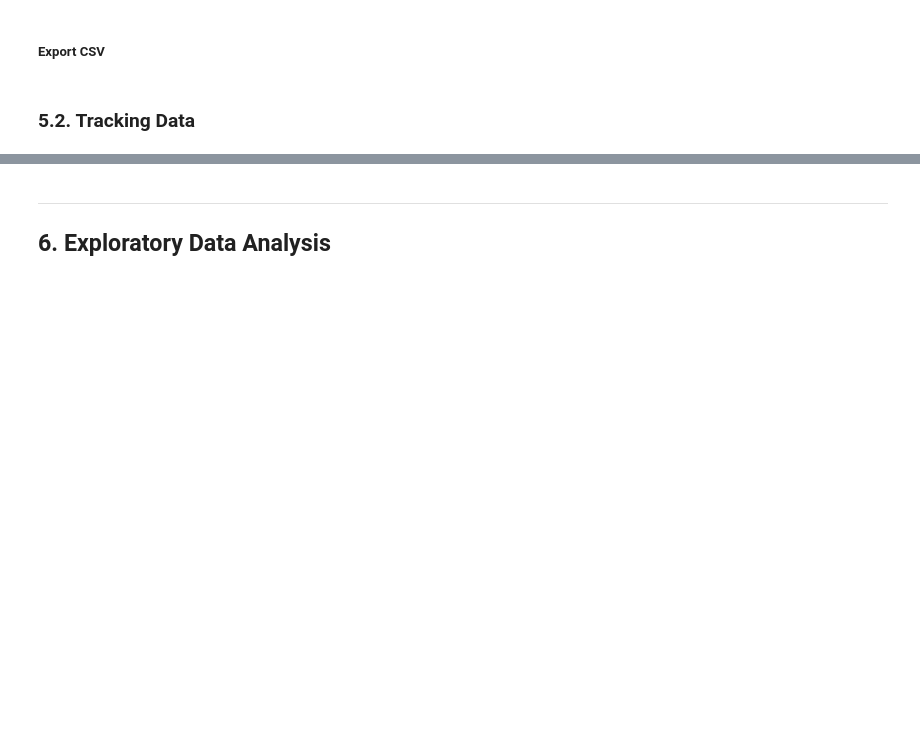
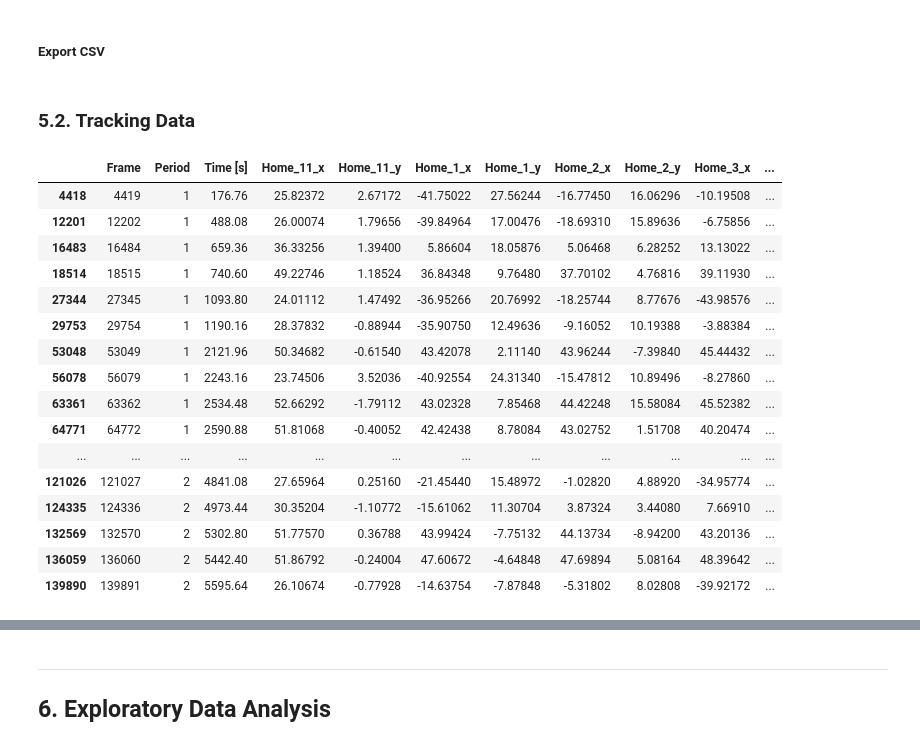
Before and after one commit to robbiejdunne/cfg_submission, a Jupyter notebook: notebooks/metrica-sports/Metrica Sports.ipynb, the cells around one changed output, grey strips where cells are left out. Drawn from its saved outputs; the diff is of its cells as text; code cells hidden in the pictures; blank space fills up the shorter version.

```diff
--- a/notebooks/metrica-sports/Metrica Sports.ipynb
+++ b/notebooks/metrica-sports/Metrica Sports.ipynb
@@ -970,3 +1069,29 @@ From the DataFrames, We can see the goals were scored in the following indexes:
 df_shots.to_csv(os.path.join(data_dir_metrica, 'raw', 'game_2_shots.csv'), index=None, header=True)
 # %% [markdown]
 ### <a id='#section5.2'>5.2. Tracking Data</a>
+# %%
+# Convert list of frames of shots in the Events data into a list
+lst_shot_frames = df_shots['Start Frame'].unique().tolist()
+# %%
+# Filter Home Tracking dataset for only the frames where shots taken place, using the list of frames derived from Event data
+df_tracking_home_shots = df_tracking_home.reset_index()
+df_tracking_home_shots = df_tracking_home_shots[df_tracking_home_shots['Frame'].isin(lst_shot_frames)]
+df_tracking_home_shots
+# %% [output]
+|  | Frame | Period | Time [s] | Home_11_x | Home_11_y | Home_1_x | Home_1_y | Home_2_x | Home_2_y | Home_3_x | ... |
+| 4418 | 4419 | 1 | 176.76 | 25.82372 | 2.67172 | -41.75022 | 27.56244 | -16.77450 | 16.06296 | -10.19508 | ... |
+| 12201 | 12202 | 1 | 488.08 | 26.00074 | 1.79656 | -39.84964 | 17.00476 | -18.69310 | 15.89636 | -6.75856 | ... |
+| 16483 | 16484 | 1 | 659.36 | 36.33256 | 1.39400 | 5.86604 | 18.05876 | 5.06468 | 6.28252 | 13.13022 | ... |
+| 18514 | 18515 | 1 | 740.60 | 49.22746 | 1.18524 | 36.84348 | 9.76480 | 37.70102 | 4.76816 | 39.11930 | ... |
+| 27344 | 27345 | 1 | 1093.80 | 24.01112 | 1.47492 | -36.95266 | 20.76992 | -18.25744 | 8.77676 | -43.98576 | ... |
+| 29753 | 29754 | 1 | 1190.16 | 28.37832 | -0.88944 | -35.90750 | 12.49636 | -9.16052 | 10.19388 | -3.88384 | ... |
+| 53048 | 53049 | 1 | 2121.96 | 50.34682 | -0.61540 | 43.42078 | 2.11140 | 43.96244 | -7.39840 | 45.44432 | ... |
+| 56078 | 56079 | 1 | 2243.16 | 23.74506 | 3.52036 | -40.92554 | 24.31340 | -15.47812 | 10.89496 | -8.27860 | ... |
+| 63361 | 63362 | 1 | 2534.48 | 52.66292 | -1.79112 | 43.02328 | 7.85468 | 44.42248 | 15.58084 | 45.52382 | ... |
+| 64771 | 64772 | 1 | 2590.88 | 51.81068 | -0.40052 | 42.42438 | 8.78084 | 43.02752 | 1.51708 | 40.20474 | ... |
+| ... | ... | ... | ... | ... | ... | ... | ... | ... | ... | ... | ... |
+| 121026 | 121027 | 2 | 4841.08 | 27.65964 | 0.25160 | -21.45440 | 15.48972 | -1.02820 | 4.88920 | -34.95774 | ... |
+| 124335 | 124336 | 2 | 4973.44 | 30.35204 | -1.10772 | -15.61062 | 11.30704 | 3.87324 | 3.44080 | 7.66910 | ... |
+| 132569 | 132570 | 2 | 5302.80 | 51.77570 | 0.36788 | 43.99424 | -7.75132 | 44.13734 | -8.94200 | 43.20136 | ... |
+| 136059 | 136060 | 2 | 5442.40 | 51.86792 | -0.24004 | 47.60672 | -4.64848 | 47.69894 | 5.08164 | 48.39642 | ... |
+| 139890 | 139891 | 2 | 5595.64 | 26.10674 | -0.77928 | -14.63754 | -7.87848 | -5.31802 | 8.02808 | -39.92172 | ... |
```
Also changed, not shown: parts of 34 cells of this notebook.
